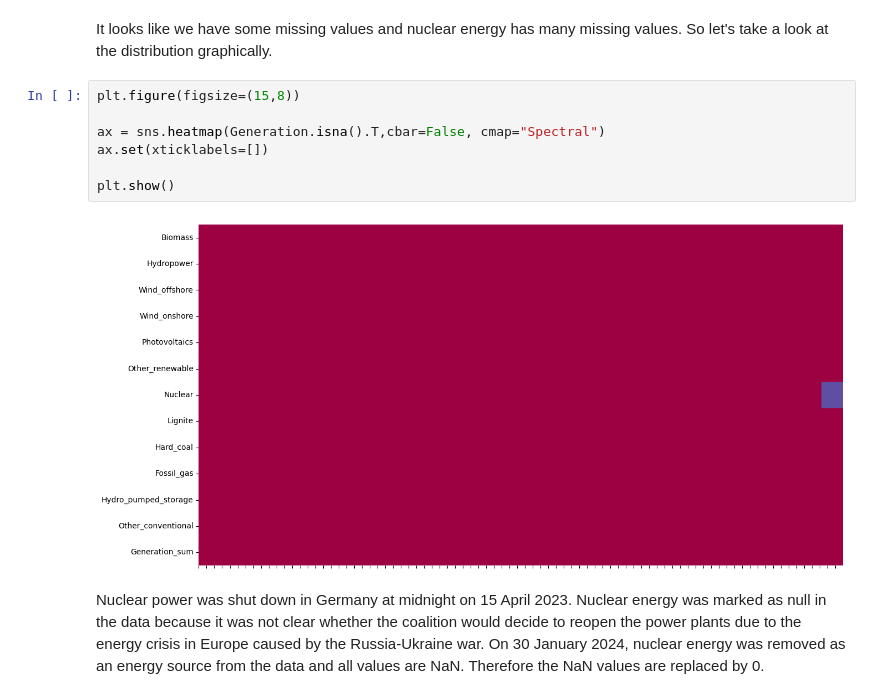
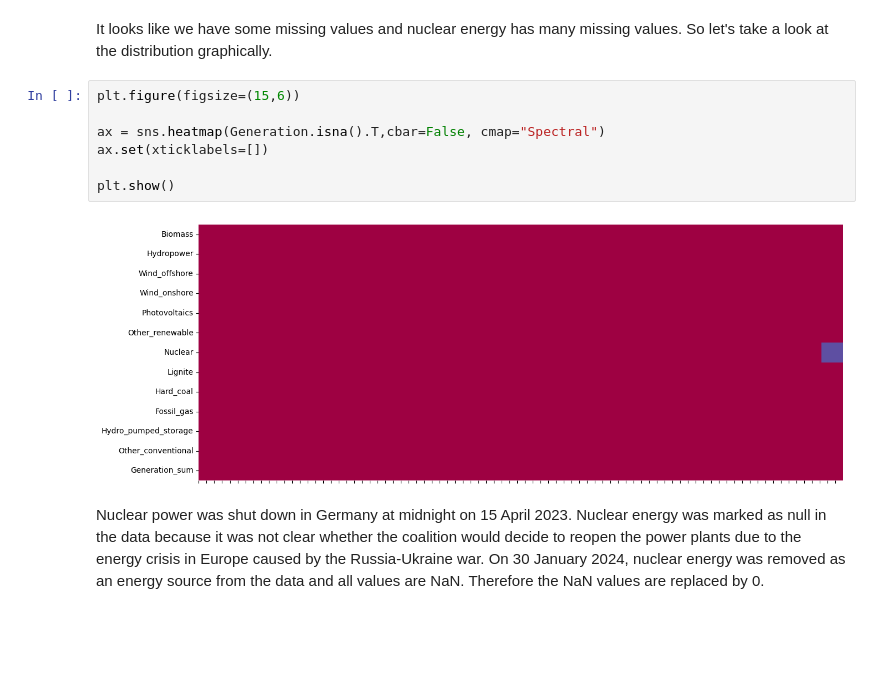
Before and after one commit to bennymiddel/Public, a Jupyter notebook: notebooks/01-data-loading-cleaning.ipynb, the cells around one changed output. Cells and saved outputs as stored; diff of their text form; blank space fills up the shorter version.

```diff
--- a/notebooks/01-data-loading-cleaning.ipynb
+++ b/notebooks/01-data-loading-cleaning.ipynb
@@ -439,14 +439,14 @@ dtype: int64
 # %% [markdown]
 It looks like we have some missing values and nuclear energy has many missing values. So let's take a look at the distribution graphically.
 # %%
-plt.figure(figsize=(15,8))
+plt.figure(figsize=(15,6))
 
 ax = sns.heatmap(Generation.isna().T,cbar=False, cmap="Spectral")
 ax.set(xticklabels=[])
 
 plt.show()
 # %% [output]
-[figure, old version]
+[figure, new version]
 # %% [markdown]
 Nuclear power was shut down in Germany at midnight on 15 April 2023. Nuclear energy was marked as null in the data because it was not clear whether the coalition would decide to reopen the power plants due to the energy crisis in Europe caused by the Russia-Ukraine war. On 30 January 2024, nuclear energy was removed as an energy source from the data and all values are NaN. Therefore the NaN values are replaced by 0.
 # %% [markdown]
```
Also changed, not shown: parts of 1 cell of this notebook, 6 other files.
